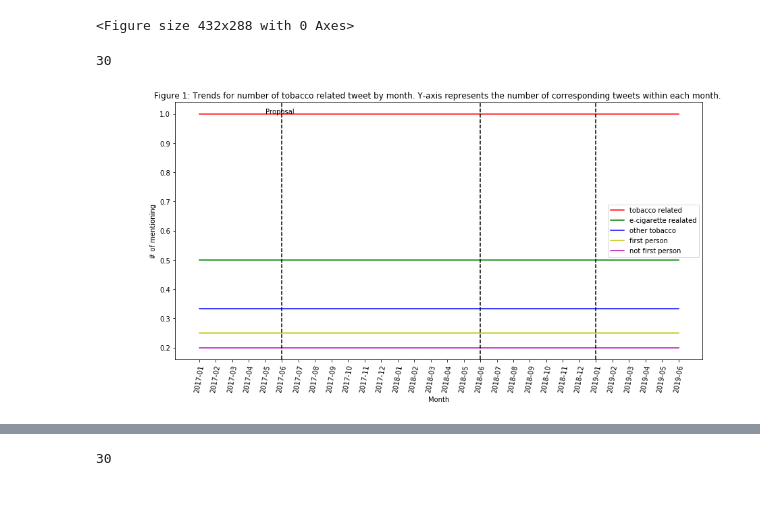
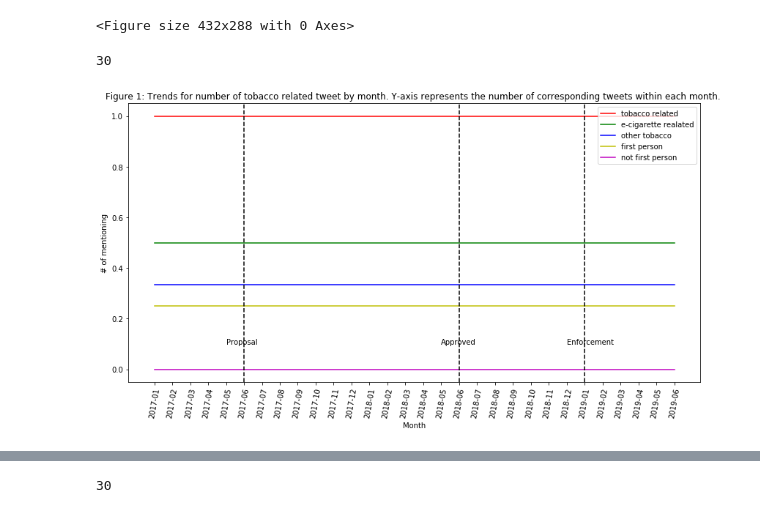
Before and after one commit to meettyj/Tobacco-on-Twitter, a Jupyter notebook: Analysis/figure.ipynb, the cells around one changed output, grey strips where cells are left out. Drawn from its saved outputs; the diff is of its cells as text; code cells hidden in the pictures.

Commit message:
update for figure

```diff
--- a/Analysis/figure.ipynb
+++ b/Analysis/figure.ipynb
@@ -45,7 +45,7 @@ plt.figure(figsize=(14,7))
 
 # print(x)
 itemNum = len(x)
-print(itemNum)
+# print(itemNum)
 
 
 # plt.subplot(2, 1, 1)
@@ -53,38 +53,38 @@ plt.plot(x, np.ones(itemNum), 'r-', label='tobacco related')
 plt.plot(x, np.ones(itemNum)/2, 'g-', label='e-cigarette realated')
 plt.plot(x, np.ones(itemNum)/3, 'b-', label='other tobacco')
 plt.plot(x, np.ones(itemNum)/4, 'y-', label='first person')
-plt.plot(x, np.ones(itemNum)/5, 'm-', label='not first person')
+plt.plot(x, np.zeros(itemNum)/5, 'm-', label='not first person')
 plt.legend()
 # plt.vlines(6, 0, 1, colors = "black", linestyles = "dashed")
 plt.axvline(5, hold=None,color='black',linestyle="--")
-plt.annotate(s = 'Proposal', xy=(4,1))
+plt.annotate(s = 'Proposal', xy=(4,0.1))
 plt.axvline(17, hold=None,color='black',linestyle="--")
 plt.annotate(s = 'Approved', xy=(16,0.1))
 plt.axvline(24, hold=None,color='black',linestyle="--")
 plt.annotate(s = 'Enforcement ', xy=(23,0.1))
 
 
 
 
 plt.xticks(rotation=80)
 plt.xlabel('Month')
 plt.ylabel('# of mentioning')
 plt.title('Figure 1: Trends for number of tobacco related tweet by month. Y-axis represents the number of corresponding tweets within each month. ')
 # plt.figure(figsize=(40,1))
 plt.show()
 
 
 
 
 
 # Second figure
 # plt.subplot(2, 1, 2)
 # plt.plot(x, np.sin(x), 'r-',
 #         x, np.cos(x), 'g--')
 # plt.xlabel('Month')
 # plt.ylabel('# of mentioning')
 # plt.title('Figure 2: Trends for proportion of tobacco related tweet by month. Y-axis represents proportion of all tweets.')
 # plt.show()
 # %% [output]
 30
-[figure, old version]
+[figure, new version]
```
Also changed, not shown: parts of 4 cells of this notebook, 1 other file.
